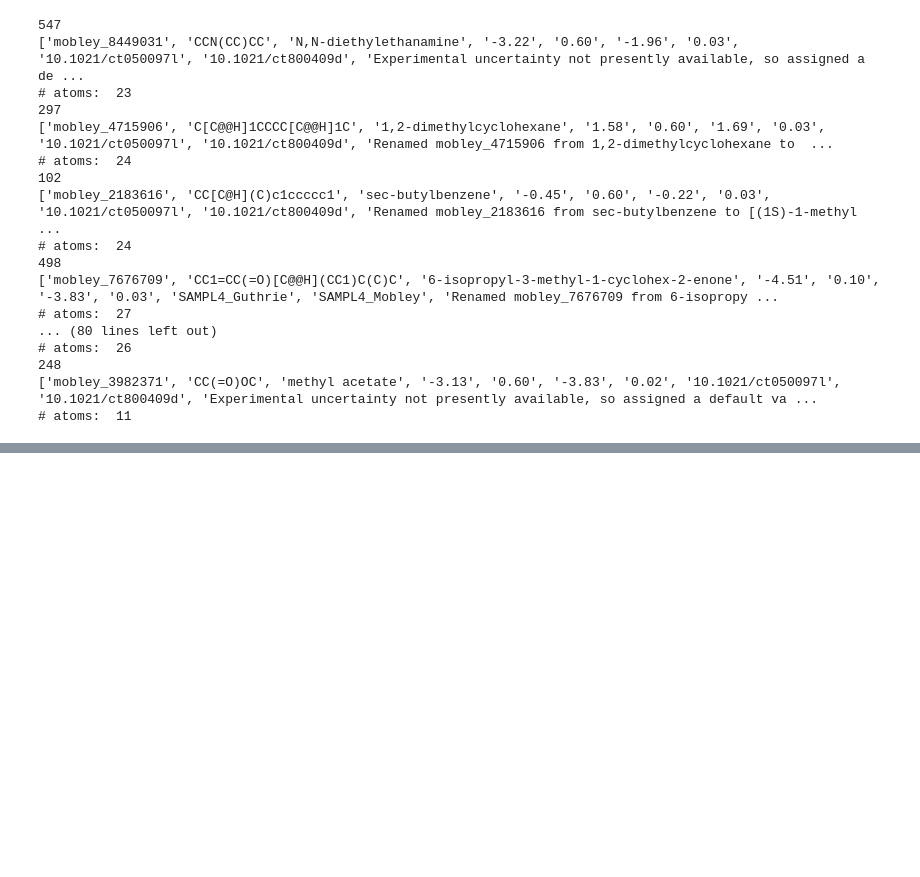
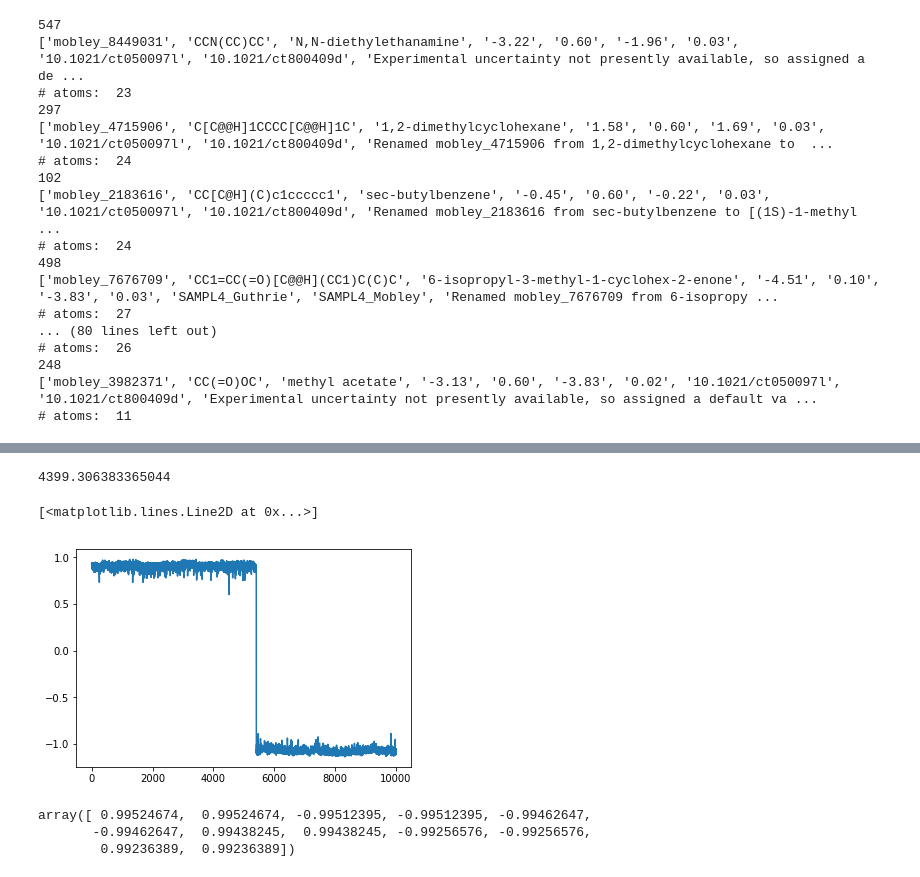
Before and after one commit to openforcefield/bayes-implicit-solvent, a Jupyter notebook: notebooks/assessing whether 10ns gas-phase configuration sampling was sufficient.ipynb, the cells around one changed output, grey strips where cells are left out. Cells and saved outputs as stored; diff of their text form; code cells hidden in the pictures; blank space fills up the shorter version.

```diff
--- a/notebooks/assessing whether 10ns gas-phase configuration sampling was sufficient.ipynb
+++ b/notebooks/assessing whether 10ns gas-phase configuration sampling was sufficient.ipynb
@@ -482,0 +564,23 @@ for filename_index in all_problematic_file_indices:
+# %%
+feat.add_dihedrals(torsions, cossin=True)
+# %%
+X = feat.transform(traj)
+# %%
+tica = pyemma.coordinates.tica(X, lag=20)
+# %%
+tica.timescales[0]
+# %% [output]
+4399.306383365044
+# %%
+y = tica.get_output()[0]
+# %%
+plt.plot(y[:,0])
+# %% [output]
+[<matplotlib.lines.Line2D at 0x...>]
+[figure, added]
+# %%
+tica.feature_TIC_correlation[:,0][np.argsort(np.abs(tica.feature_TIC_correlation[:,0]))[::-1][:12]]
+# %% [output]
+array([ 0.99524674,  0.99524674, -0.99512395, -0.99512395, -0.99462647,
+       -0.99462647,  0.99438245,  0.99438245, -0.99256576, -0.99256576,
+        0.99236389,  0.99236389])
```
Also changed, not shown: parts of 45 cells of this notebook, 4 other files.
